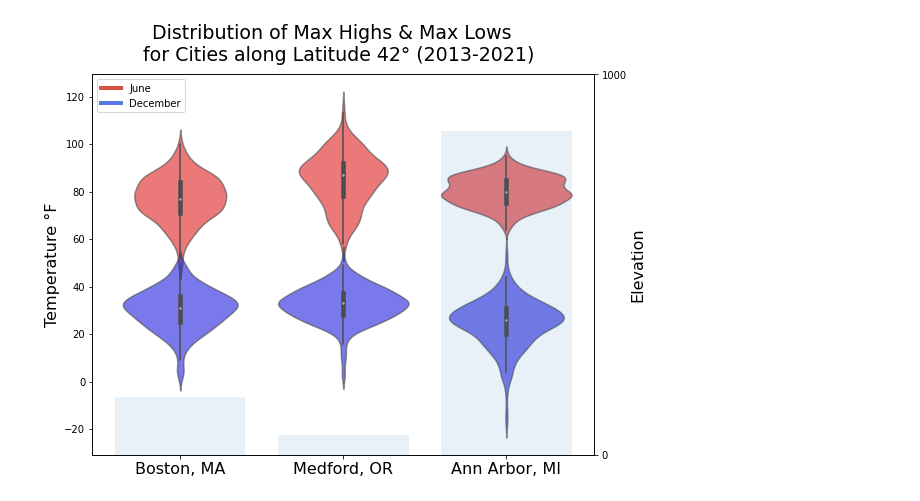
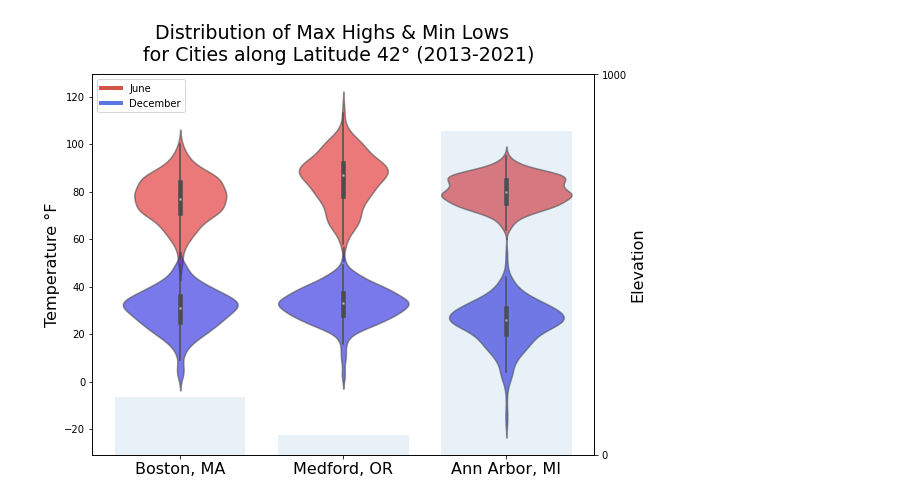
Before and after one commit to robertocannella/Latitude42, a Jupyter notebook: Course2Assignment4.ipynb, the cells around one changed output. Drawn from its saved outputs; the diff is of its cells as text; code cells hidden in the pictures.

```diff
--- a/Course2Assignment4.ipynb
+++ b/Course2Assignment4.ipynb
@@ -98,32 +98,32 @@ font = {'family': 'sans-serif',
         'size': 16,
         }
 
 fig, ax1 = plt.subplots(figsize=(9,7))
 
 ax1 = sns.violinplot(data=june_merged, color='red', label='june')
 ax1 = sns.violinplot(data=december_merged, alpha=.2, color='blue')
 ax1.set_ylabel('Temperature °F', fontdict=font)
 plt.setp(ax1.collections, alpha=.6)
 
 ax2 = ax1.twinx()  # instantiate a second axes that shares the same x-axis
 ax2.set_ylabel('Elevation',fontdict=font)
 ax2.bar([0,1,2], [151,52,850], alpha=.1, zorder=-0)
 ax2.set_yticks([0,1000])
 
 for axis in plt.gcf().get_axes():
   axis.set_xticklabels(['Boston, MA', 'Medford, OR','Ann Arbor, MI'], fontdict=font)
 
-fig.suptitle('Distribution of Max Highs & Max Lows \n for Cities along Latitude 42° (2013-2021)', fontsize='19')
+fig.suptitle('Distribution of Max Highs & Min Lows \n for Cities along Latitude 42° (2013-2021)', fontsize='19')
 
 #legend setup
 from matplotlib.lines import Line2D
 cmap = plt.cm.coolwarm
 custom_lines = [Line2D([0], [0], color=cmap(.9), lw=4),
                 Line2D([0], [0], color=cmap(0.1), lw=4)]
 
 ax1.legend(custom_lines, ['June', 'December'], loc=2)
 
 plt.savefig('/content/drive/MyDrive/resources/Course2/Latitude42-violin.png')
 plt.show()
 # %% [output]
-[figure, old version]
+[figure, new version]
```
